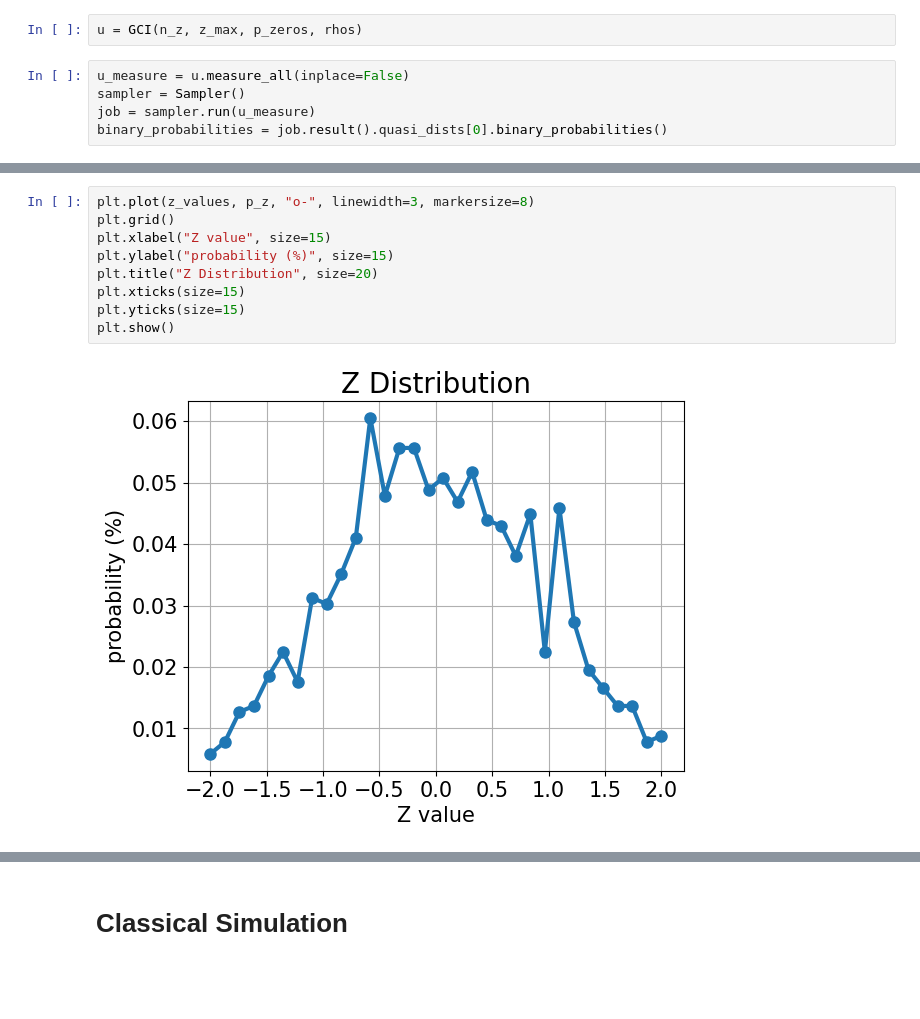
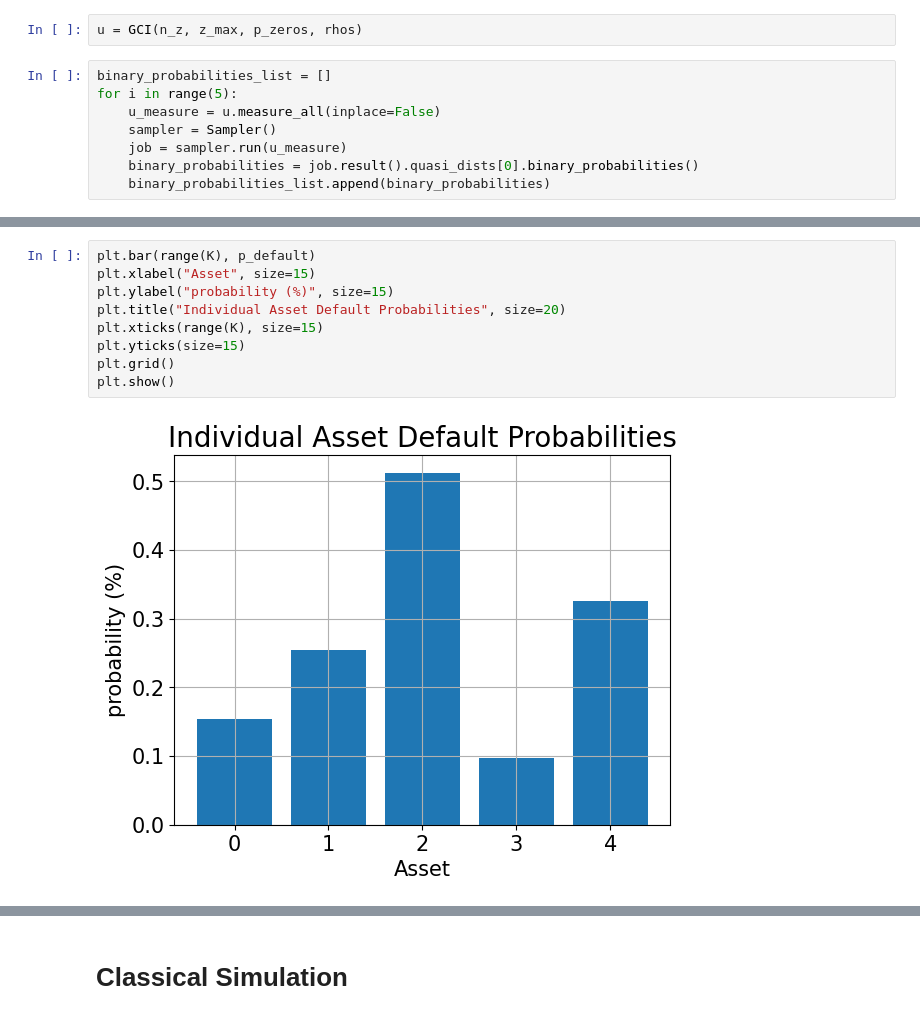
Before and after one commit to DanielVenter/MSci-Dissertation, a Jupyter notebook: Advance Experiment/AdvanceExperiment.ipynb, the cells around one changed output, grey strips where cells are left out. Cells and saved outputs as stored; diff of their text form; blank space fills up the shorter version.

```diff
--- a/Advance Experiment/AdvanceExperiment.ipynb
+++ b/Advance Experiment/AdvanceExperiment.ipynb
@@ -27,8 +27,11 @@ alpha = 0.05
 # %%
 u = GCI(n_z, z_max, p_zeros, rhos)
 # %%
-u_measure = u.measure_all(inplace=False)
-sampler = Sampler()
-job = sampler.run(u_measure)
-binary_probabilities = job.result().quasi_dists[0].binary_probabilities()
+binary_probabilities_list = []
+for i in range(5):
+    u_measure = u.measure_all(inplace=False)
+    sampler = Sampler()
+    job = sampler.run(u_measure)
+    binary_probabilities = job.result().quasi_dists[0].binary_probabilities()
+    binary_probabilities_list.append(binary_probabilities)
 # %%
@@ -98,11 +168,11 @@ plt.show()
 # %%
-plt.plot(z_values, p_z, "o-", linewidth=3, markersize=8)
+plt.bar(range(K), p_default)
+plt.xlabel("Asset", size=15)
+plt.ylabel("probability (%)", size=15)
+plt.title("Individual Asset Default Probabilities", size=20)
+plt.xticks(range(K), size=15)
+plt.yticks(size=15)
 plt.grid()
-plt.xlabel("Z value", size=15)
-plt.ylabel("probability (%)", size=15)
-plt.title("Z Distribution", size=20)
-plt.xticks(size=15)
-plt.yticks(size=15)
 plt.show()
 # %% [output]
-[figure, old version]
+[figure, new version]
```
Also changed, not shown: parts of 37 cells of this notebook, 1 other file.
